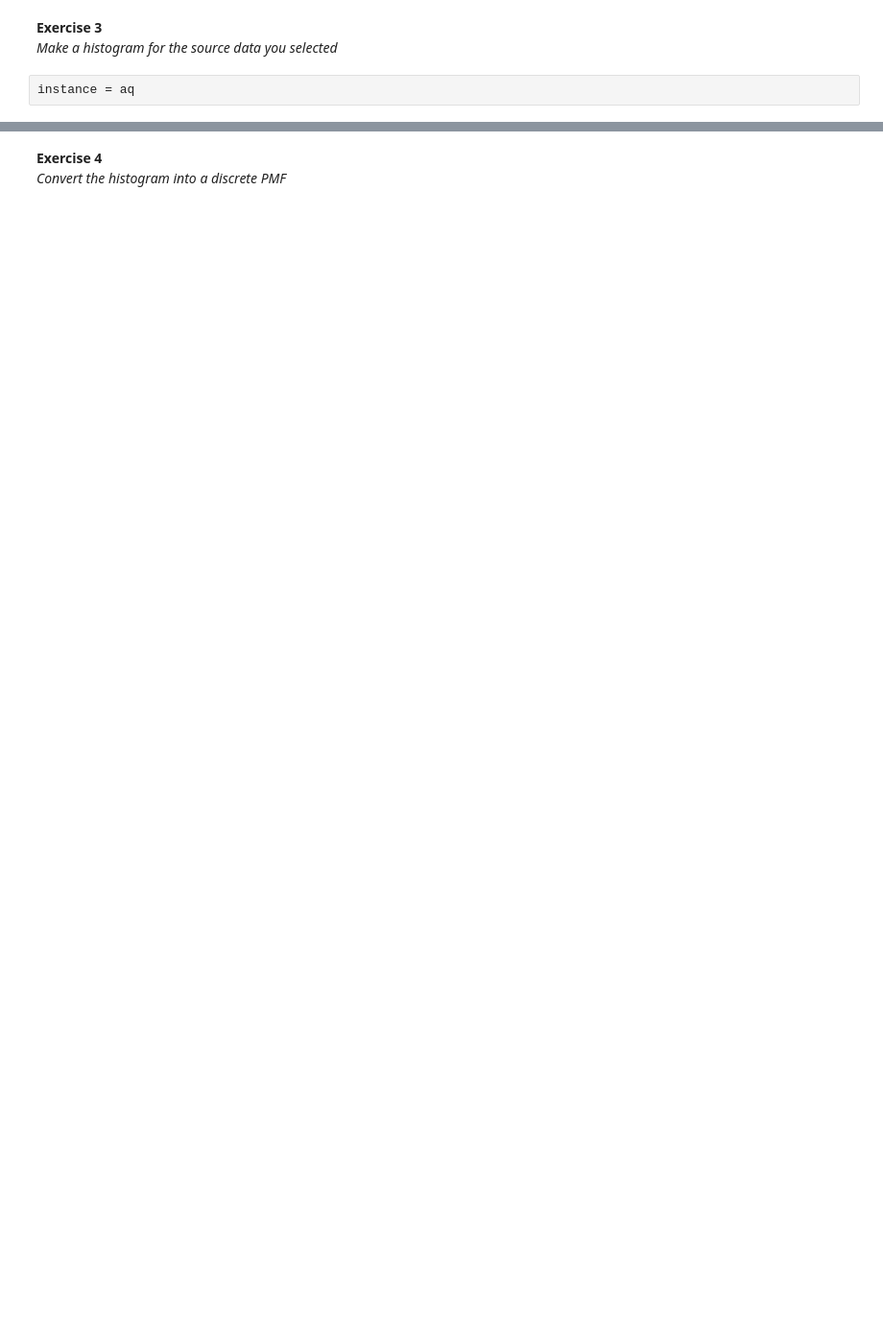
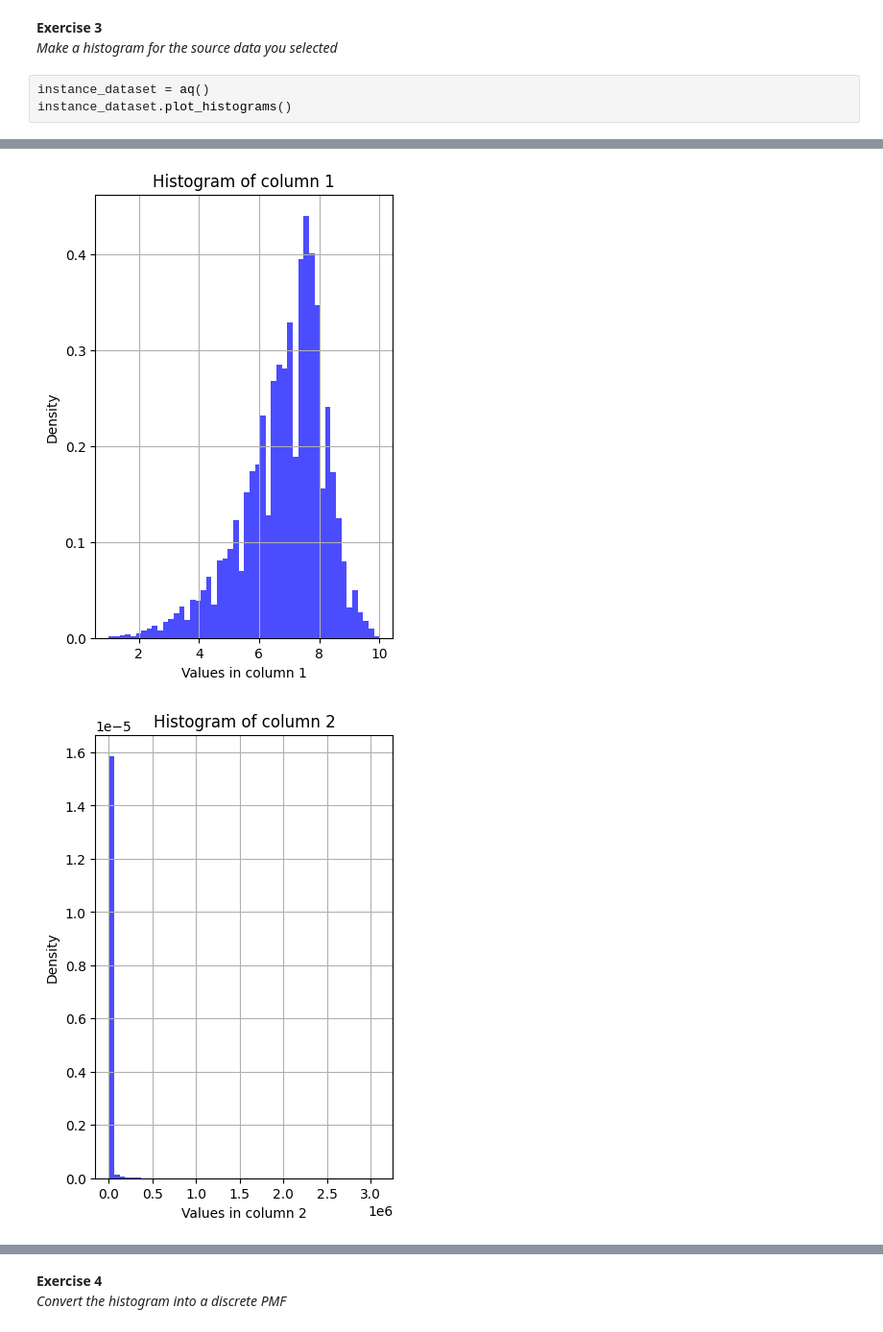
Before and after one commit to MalleBallen/MOD550---2025---Malvin, a Jupyter notebook: MOD550-task1/task1.ipynb, the cells around one changed output, grey strips where cells are left out. Shown at 96% size. Cells and saved outputs as stored; diff of their text form; blank space fills up the shorter version.

```diff
--- a/MOD550-task1/task1.ipynb
+++ b/MOD550-task1/task1.ipynb
@@ -29,4 +28,6 @@ aq_instance.plot_heatmap() #Same distribution as above
 **Exercise 3**
 *Make a histogram for the source data you selected*
 # %%
-instance = aq
+instance_dataset = aq()
+instance_dataset.plot_histograms()
+# %% [output]
@@ -32,0 +37,2 @@ instance = aq
+[figure, added]
+[figure, added]
```
Also changed, not shown: parts of 10 cells of this notebook, 2 other files.
